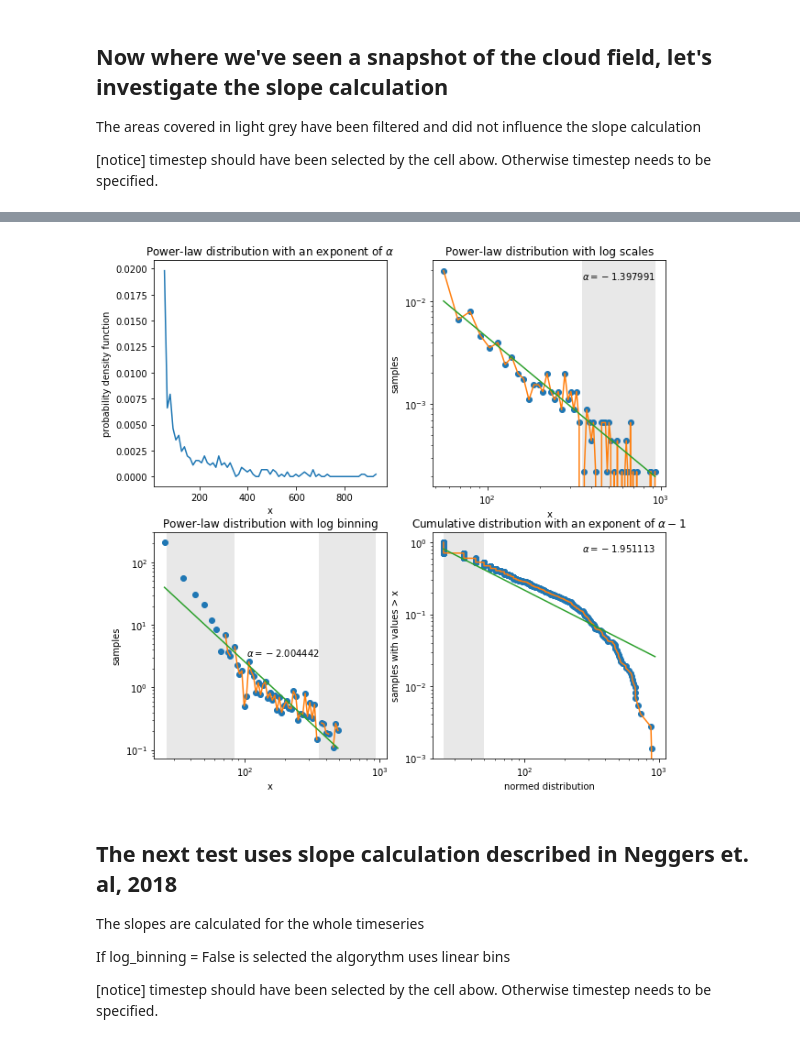
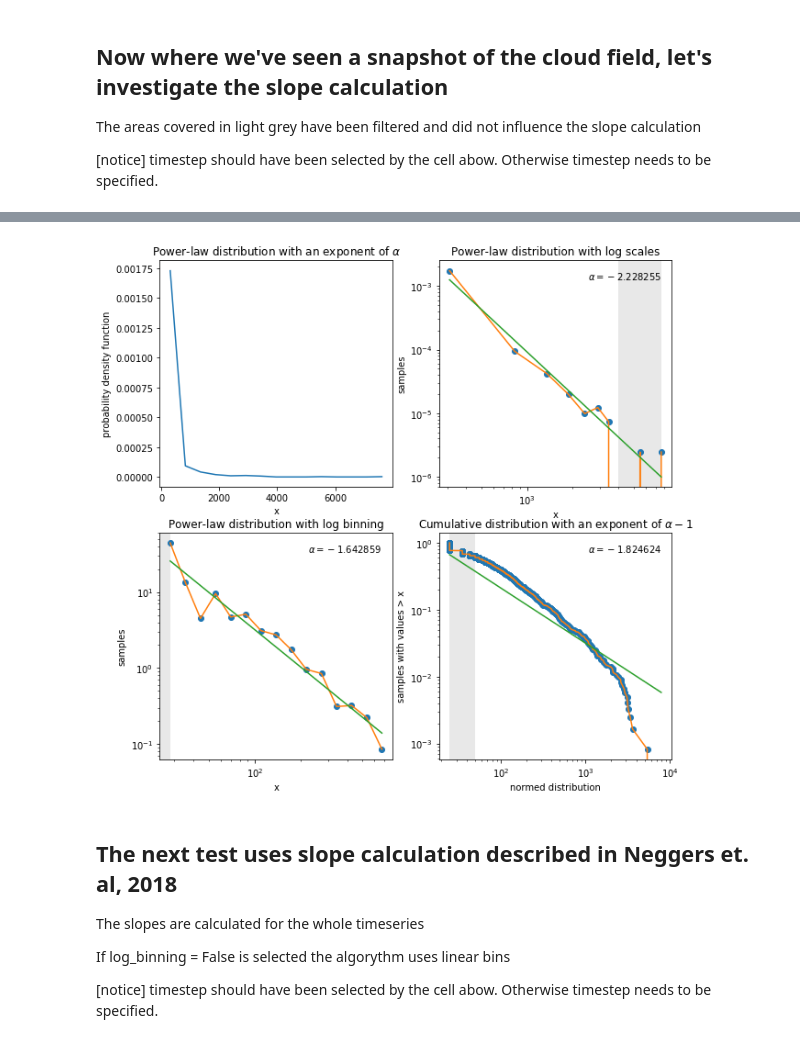
Before and after one commit to tillvondenhoff/SHK_project, a Jupyter notebook: cloudAnalysis.ipynb, the cells around one changed output, grey strips where cells are left out. Saved outputs shown, nothing was run; the diff lists cells and outputs as text; code cells hidden in the pictures.

```diff
--- a/cloudAnalysis.ipynb
+++ b/cloudAnalysis.ipynb
@@ -38,7 +38,7 @@ from random import random
 import matplotlib
 import sys
 # %%
-cloud_file = './data/ql_vertmax_20160719.nc'
+cloud_file = './data/ql_vertmax_20160830.nc'
 cloud_data = Dataset(cloud_file)
 # %% [markdown]
 Let's have a look at the resulting slopes using the 3 different distribution methods
@@ -57,9 +57,9 @@ import matplotlib.pyplot as plt
 
 thresh = 1e-6
 min_pixel = 4
-bin_n = 75
+bin_n = 15
 bin_min = 25
-bin_max = 500
+bin_max = 750
 
 n_clouds = []
 time = np.arange(len(cloud_data.variables['time'][:]))
@@ -78,7 +78,7 @@ print ('min at pos',np.nanargmin(slope_var)+len(cloud_data.variables['time'][:])
 print ('max at pos',np.nanargmax(slope_var)+len(cloud_data.variables['time'][:])-len(time))
 
 axes = plt
-
+axes.figure(figsize=(10,6))
 axes.bar(time, n_clouds, color='lightgrey')
 axes.xlabel('Time')
 axes.ylabel('Number of clouds')  # we already handled the x-label with ax1
@@ -94,4 +94,5 @@ axes2.plot(time, slope_log, linewidth=3, color='tab:pink', label='log')
 axes2.plot(time, slope_com, linewidth=3, color='tab:green', label='com')
 
 plt.legend()
+#plt.savefig('log_com_slopes_clouds_20160830.png')
 # %% [output]
@@ -188,16 +189,16 @@ from cloud_and_plumes_slopes import *
 reload(cloud_and_plumes_slopes)
 import matplotlib.pyplot as plt
 
-#timestep = 12
+timestep = 13
 thresh = 1e-6
 min_pixel = 4
-bin_n = 75
+bin_n = 15
 bin_min = 25
-bin_max = 500
+bin_max = 750
 show_plt = True
 
 fig,m1,m2,m3 = cloud_size_dist('ql',timestep,bin_n,bin_min,bin_max,thresh,cloud_data,min_pixel,show_plt)
-#plt.savefig("ql_vertmax_20160818_timestep_9.pdf")
+plt.savefig("cloud_slopes_ts13_20160830.png")
 print(m1,m2,m3)
 print('timestep',timestep)
 # %% [output]
@@ -209,4 +213,4 @@ Wall time: 162 ms
-[figure, old version]
+[figure, new version]
 # %% [markdown]
 The next test uses slope calculation described in Neggers et. al, 2018
 -
```
Also changed, not shown: parts of 10 cells of this notebook, 6 other files.
